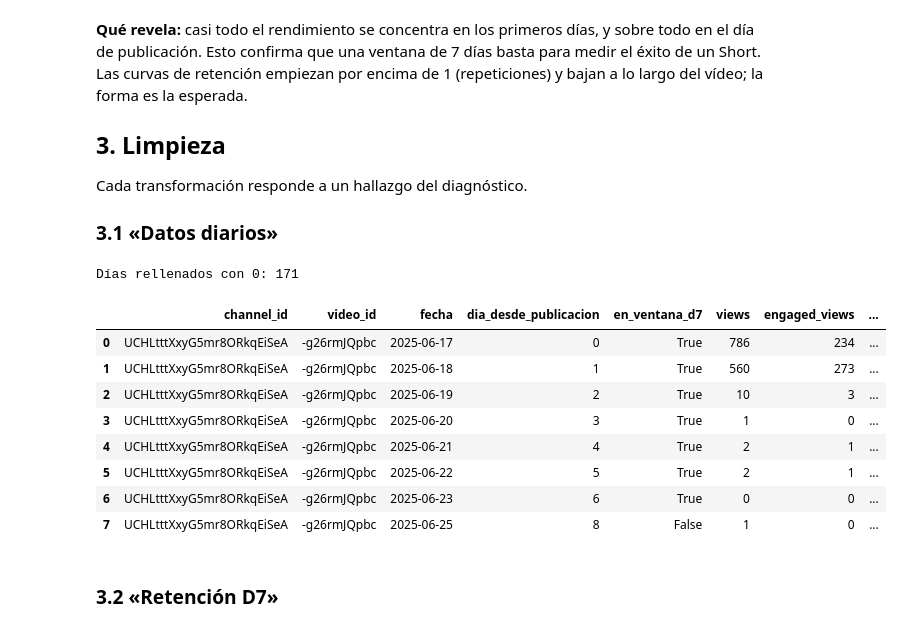
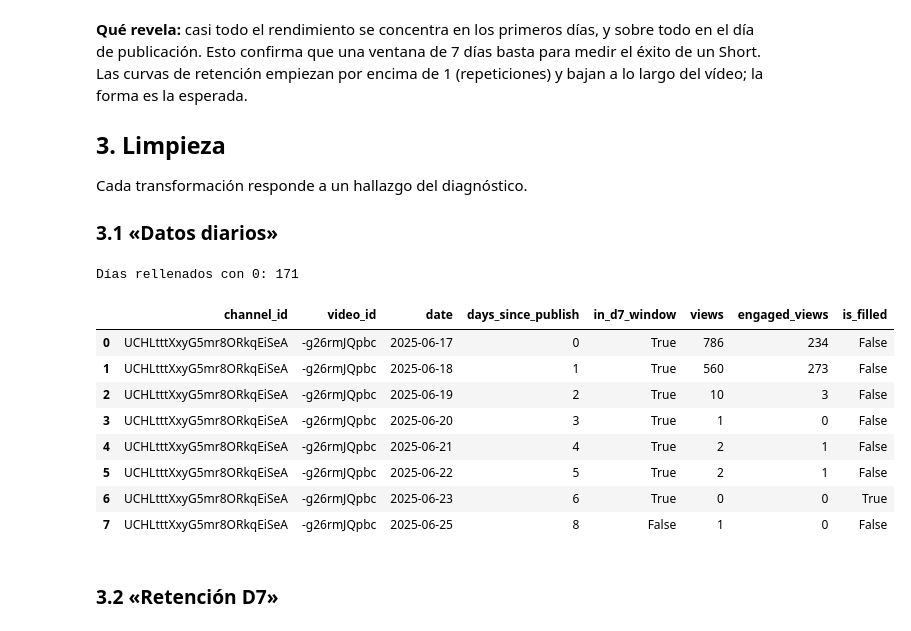
Before and after one commit to vittorio-perillo/TFM-Evolve, a Jupyter notebook: notebooks/01_limpieza_diario_retencion.ipynb, the cells around one changed output. Drawn from its saved outputs; the diff is of its cells as text; code cells hidden in the pictures.

```diff
--- a/notebooks/01_limpieza_diario_retencion.ipynb
+++ b/notebooks/01_limpieza_diario_retencion.ipynb
@@ -170,15 +183,15 @@ Número de días con fila dentro de D7 → número de vídeos
 # %%
 # Si los días que faltan fueran días con 0 views, la suma de los días que sí hay
 # debería coincidir exactamente con el total D7 oficial de cada vídeo.
-suma_d7 = (diario_d[dentro_d7].groupby("video_id")[["views", "engagedViews"]].sum()
-           .reindex(shorts["video_id"], fill_value=0)
-           .join(shorts.set_index("video_id")[["view_count_d7", "engaged_views_d7"]]))
-con_total = suma_d7.dropna(subset=["view_count_d7"])
-cuadra = ((con_total["views"] == con_total["view_count_d7"]) &
-          (con_total["engagedViews"] == con_total["engaged_views_d7"]))
-print(f"Vídeos con total D7 oficial: {len(con_total)}")
-print(f"Vídeos cuya suma diaria coincide con el total oficial: {cuadra.sum()}")
-print(f"Vídeos sin total D7 (ventana todavía abierta): {list(suma_d7.index[suma_d7['view_count_d7'].isna()])}")
+d7_sums = (df_daily_diag[in_d7].groupby("video_id")[["views", "engagedViews"]].sum()
+           .reindex(df_shorts["video_id"], fill_value=0)
+           .join(df_shorts.set_index("video_id")[["view_count_d7", "engaged_views_d7"]]))
+with_total = d7_sums.dropna(subset=["view_count_d7"])
+matches = ((with_total["views"] == with_total["view_count_d7"]) &
+           (with_total["engagedViews"] == with_total["engaged_views_d7"]))
+print(f"Vídeos con total D7 oficial: {len(with_total)}")
+print(f"Vídeos cuya suma diaria coincide con el total oficial: {matches.sum()}")
+print(f"Vídeos sin total D7 (ventana todavía abierta): {list(d7_sums.index[d7_sums['view_count_d7'].isna()])}")
 # %% [output]
 Vídeos con total D7 oficial: 99
 Vídeos cuya suma diaria coincide con el total oficial: 99
@@ -292,47 +304,47 @@ Cada transformación responde a un hallazgo del diagnóstico.
 ### 3.1 «Datos diarios»
 # %%
 # (a) start_date y end_date son fechas de la consulta, no del vídeo → se eliminan.
-# (b) Nombres en minúsculas con guion bajo, como el resto del proyecto.
-diario = diario.drop(columns=["start_date", "end_date"]).rename(
-    columns={"day": "fecha", "engagedViews": "engaged_views"})
+# (b) Nombres en inglés y snake_case, según el criterio del equipo.
+df_daily = df_daily.drop(columns=["start_date", "end_date"]).rename(
+    columns={"day": "date", "engagedViews": "engaged_views"})
 
 # (c) Día relativo a la publicación, para poder comparar vídeos publicados en fechas distintas.
-diario = diario.merge(shorts[["video_id", "inicio_d7"]], on="video_id")
-diario["dia_desde_publicacion"] = (diario["fecha"] - diario["inicio_d7"]).dt.days
-diario["fila_rellenada"] = False
+df_daily = df_daily.merge(df_shorts[["video_id", "d7_start"]], on="video_id")
+df_daily["days_since_publish"] = (df_daily["date"] - df_daily["d7_start"]).dt.days
+df_daily["is_filled"] = False
 
 # (d) Rellenar con 0 los días sin fila dentro de D7, solo en vídeos con total D7 confirmado
 #     (en 2.2 se demostró que esos días tuvieron 0 views).
-nuevas = []
-for _, video in shorts[shorts["view_count_d7"].notna()].iterrows():
-    dias_existentes = set(diario.loc[diario["video_id"] == video["video_id"], "dia_desde_publicacion"])
-    for dia in range(DIAS_D7):
-        if dia not in dias_existentes:
-            nuevas.append({"channel_id": video["channel_id"], "video_id": video["video_id"],
-                           "fecha": video["inicio_d7"] + pd.Timedelta(days=dia), "views": 0, "engaged_views": 0,
-                           "dia_desde_publicacion": dia, "fila_rellenada": True})
-diario = pd.concat([diario, pd.DataFrame(nuevas)], ignore_index=True)
-print(f"Días rellenados con 0: {len(nuevas)}")
+new_rows = []
+for _, video in df_shorts[df_shorts["view_count_d7"].notna()].iterrows():
+    existing_days = set(df_daily.loc[df_daily["video_id"] == video["video_id"], "days_since_publish"])
+    for day in range(D7_DAYS):
+        if day not in existing_days:
+            new_rows.append({"channel_id": video["channel_id"], "video_id": video["video_id"],
+                             "date": video["d7_start"] + pd.Timedelta(days=day), "views": 0, "engaged_views": 0,
+                             "days_since_publish": day, "is_filled": True})
+df_daily = pd.concat([df_daily, pd.DataFrame(new_rows)], ignore_index=True)
+print(f"Días rellenados con 0: {len(new_rows)}")
 
 # (e) Marcar los días de la ventana D7. Los posteriores se conservan para posibles análisis a largo plazo.
-diario["en_ventana_d7"] = diario["dia_desde_publicacion"].between(0, DIAS_D7 - 1)
+df_daily["in_d7_window"] = df_daily["days_since_publish"].between(0, D7_DAYS - 1)
 
-diario_silver = (diario[["channel_id", "video_id", "fecha", "dia_desde_publicacion", "en_ventana_d7",
-                         "views", "engaged_views", "fila_rellenada"]]
-                 .astype({"views": int, "engaged_views": int, "dia_desde_publicacion": int})
-                 .sort_values(["channel_id", "video_id", "fecha"]).reset_index(drop=True))
-diario_silver.head(8)
+df_daily_silver = (df_daily[["channel_id", "video_id", "date", "days_since_publish", "in_d7_window",
+                             "views", "engaged_views", "is_filled"]]
+                   .astype({"views": int, "engaged_views": int, "days_since_publish": int})
+                   .sort_values(["channel_id", "video_id", "date"]).reset_index(drop=True))
+df_daily_silver.head(8)
 # %% [output]
 Días rellenados con 0: 171
-|  | channel_id | video_id | fecha | dia_desde_publicacion | en_ventana_d7 | views | engaged_views | ... |
-| 0 | UCHLtttXxyG5mr8ORkqEiSeA | -g26rmJQpbc | 2025-06-17 | 0 | True | 786 | 234 | ... |
-| 1 | UCHLtttXxyG5mr8ORkqEiSeA | -g26rmJQpbc | 2025-06-18 | 1 | True | 560 | 273 | ... |
-| 2 | UCHLtttXxyG5mr8ORkqEiSeA | -g26rmJQpbc | 2025-06-19 | 2 | True | 10 | 3 | ... |
-| 3 | UCHLtttXxyG5mr8ORkqEiSeA | -g26rmJQpbc | 2025-06-20 | 3 | True | 1 | 0 | ... |
-| 4 | UCHLtttXxyG5mr8ORkqEiSeA | -g26rmJQpbc | 2025-06-21 | 4 | True | 2 | 1 | ... |
-| 5 | UCHLtttXxyG5mr8ORkqEiSeA | -g26rmJQpbc | 2025-06-22 | 5 | True | 2 | 1 | ... |
-| 6 | UCHLtttXxyG5mr8ORkqEiSeA | -g26rmJQpbc | 2025-06-23 | 6 | True | 0 | 0 | ... |
-| 7 | UCHLtttXxyG5mr8ORkqEiSeA | -g26rmJQpbc | 2025-06-25 | 8 | False | 1 | 0 | ... |
+|  | channel_id | video_id | date | days_since_publish | in_d7_window | views | engaged_views | is_filled |
+| 0 | UCHLtttXxyG5mr8ORkqEiSeA | -g26rmJQpbc | 2025-06-17 | 0 | True | 786 | 234 | False |
+| 1 | UCHLtttXxyG5mr8ORkqEiSeA | -g26rmJQpbc | 2025-06-18 | 1 | True | 560 | 273 | False |
+| 2 | UCHLtttXxyG5mr8ORkqEiSeA | -g26rmJQpbc | 2025-06-19 | 2 | True | 10 | 3 | False |
+| 3 | UCHLtttXxyG5mr8ORkqEiSeA | -g26rmJQpbc | 2025-06-20 | 3 | True | 1 | 0 | False |
+| 4 | UCHLtttXxyG5mr8ORkqEiSeA | -g26rmJQpbc | 2025-06-21 | 4 | True | 2 | 1 | False |
+| 5 | UCHLtttXxyG5mr8ORkqEiSeA | -g26rmJQpbc | 2025-06-22 | 5 | True | 2 | 1 | False |
+| 6 | UCHLtttXxyG5mr8ORkqEiSeA | -g26rmJQpbc | 2025-06-23 | 6 | True | 0 | 0 | True |
+| 7 | UCHLtttXxyG5mr8ORkqEiSeA | -g26rmJQpbc | 2025-06-25 | 8 | False | 1 | 0 | False |
 # %% [markdown]
 ### 3.2 «Retención D7»
 # %%
```
Also changed, not shown: parts of 17 cells of this notebook.
